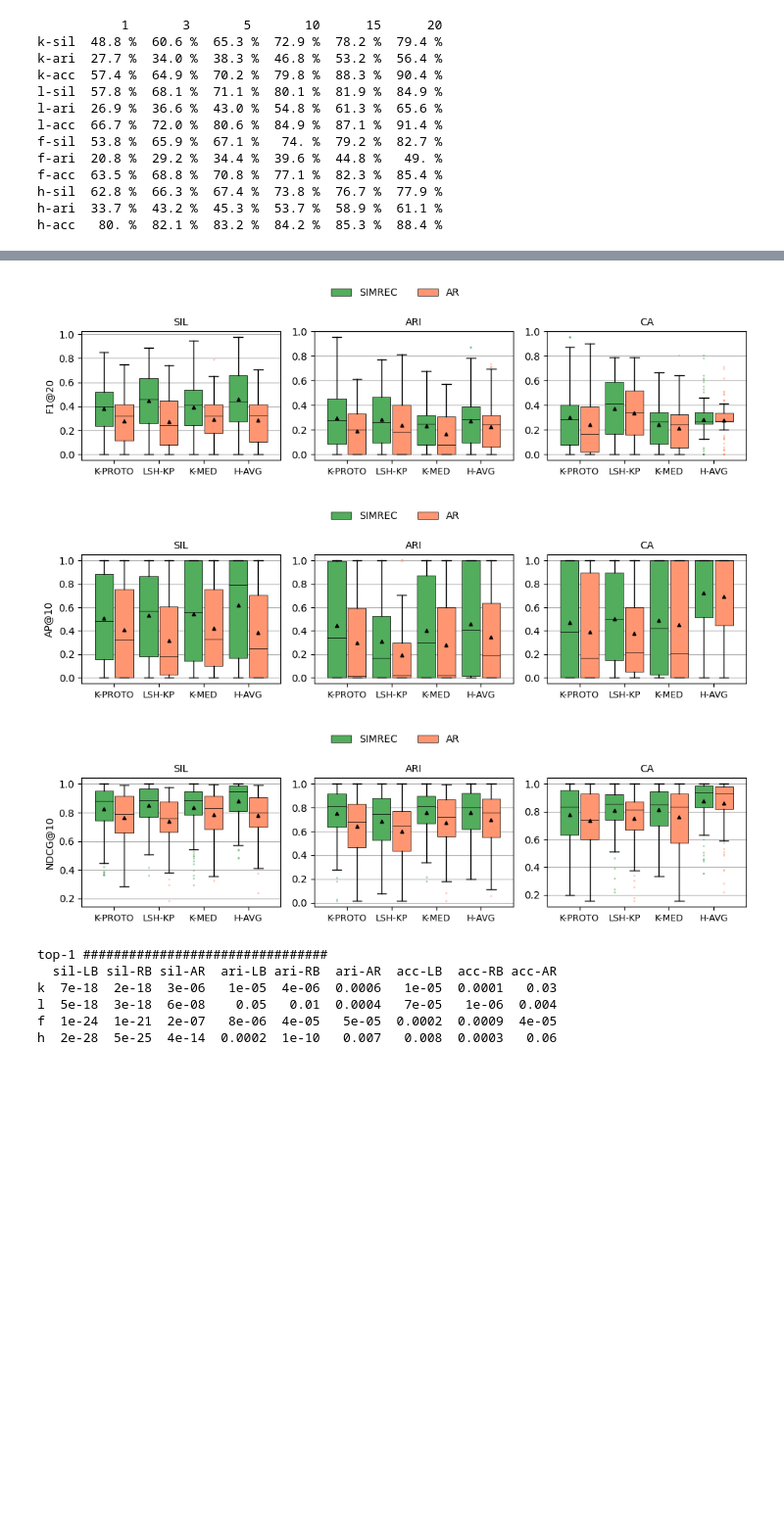
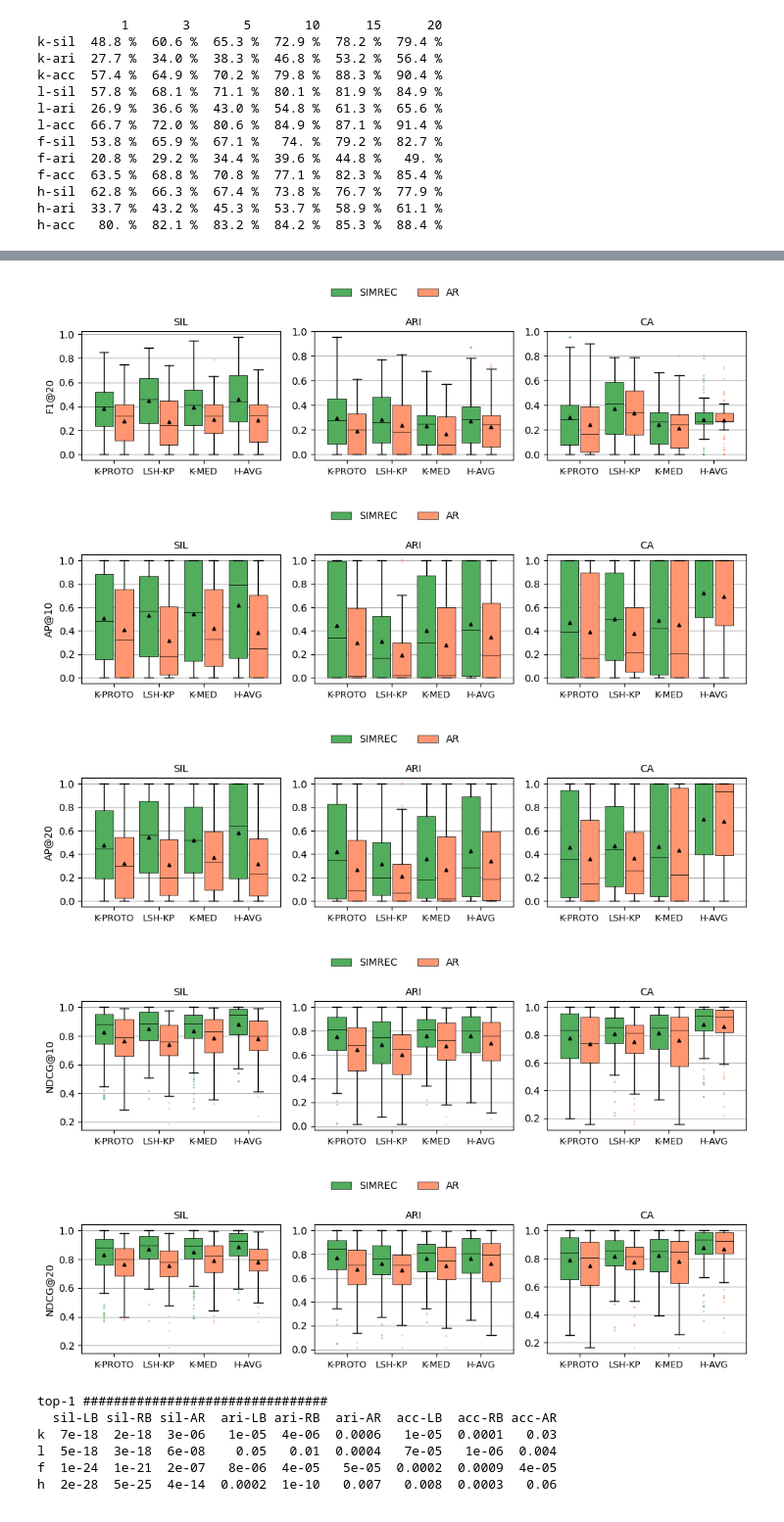
Before and after one commit to AbdoulayeDiop/simrec, a Jupyter notebook: paper/paper.ipynb, the cells around one changed output, grey strips where cells are left out. Shown: that part at 98% size. Saved outputs shown, nothing was run; the diff lists cells and outputs as text; code cells hidden in the pictures; blank space fills up the shorter version.

```diff
--- a/paper/paper.ipynb
+++ b/paper/paper.ipynb
@@ -757,19 +757,23 @@ def show_ndcg(results, k=20, savedir=None):
 # %%
 savedir= "imgs/"
 for k in [1, 10, 20]:
     show_top_k(results, k=k, savedir=savedir)
 for k in [10, 20]:
     show_f1(results, k=k, savedir=savedir)
-show_ap(results, k=10, savedir=savedir)
-show_ndcg(results, k=10, savedir=savedir)
+for k in [10, 20]:
+    show_ap(results, k=k, savedir=savedir)
+for k in [10, 20]:
+    show_ndcg(results, k=k, savedir=savedir)
 # %% [output]
 [figure]
 [figure]
 [figure]
 [figure]
 [figure]
 [figure]
-[figure, old version]
+[figure, new version]
+[figure, added]
+[figure, added]
 # %%
 from scipy.stats import wilcoxon, ttest_rel
 
```
Also changed, not shown: parts of 6 cells of this notebook, 20 other files.
